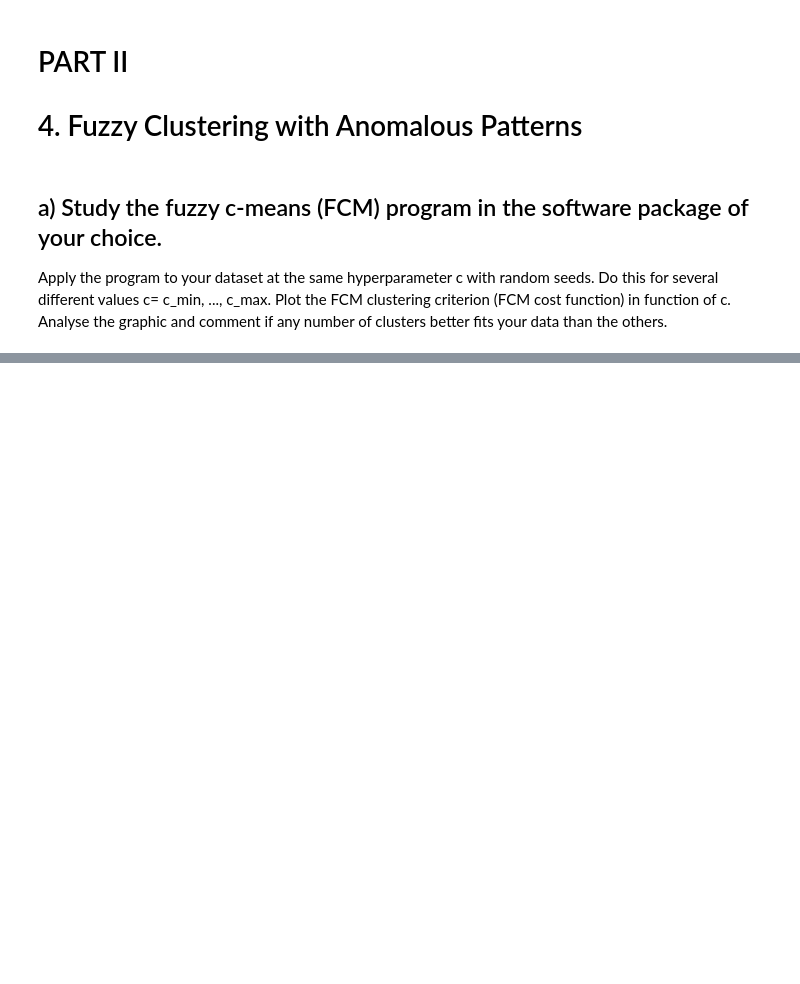
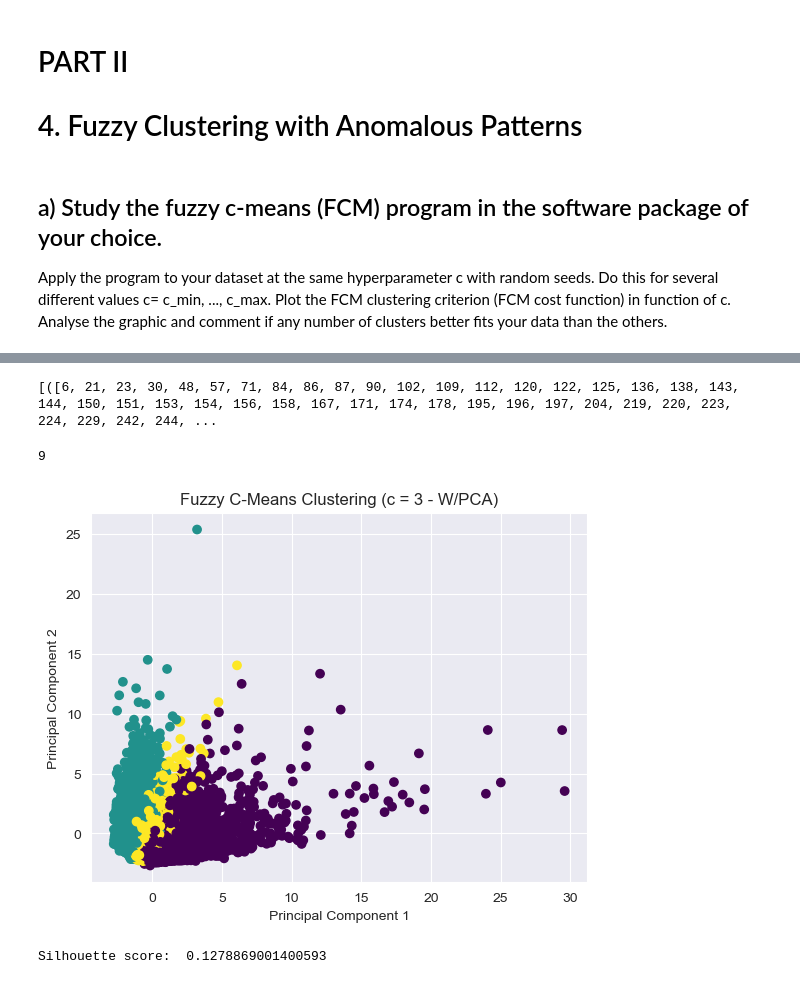
Before and after one commit to JoseDRomano/Credit-Card-Dataset-Clustering, a Jupyter notebook: FCM.ipynb, the cells around one changed output, grey strips where cells are left out. Drawn from its saved outputs; the diff is of its cells as text; code cells hidden in the pictures; blank space fills up the shorter version.

```diff
--- a/FCM.ipynb
+++ b/FCM.ipynb
@@ -115,0 +182,16 @@ tutorial).
+# %%
+#PCA here
+from sklearn.decomposition import PCA
+pca = PCA(n_components=2)
+principalComponents = pca.fit_transform(data_std)
+principalDf = pd.DataFrame(data = principalComponents, columns = ['principal component 1', 'principal component 2'])
+
+#plot the PCA
+# fig = plt.figure(figsize = (8,8))
+# ax = fig.add_subplot(1,1,1)
+# ax.set_xlabel('Principal Component 1', fontsize = 15)
+# ax.set_ylabel('Principal Component 2', fontsize = 15)
+# ax.set_title('2 component PCA', fontsize = 20)
+# ax.scatter(principalDf['principal component 1'], principalDf['principal component 2'])
+# ax.grid()
+# plt.show()
@@ -115,0 +296,4 @@ tutorial).
+# %%
+print(ancl)
+# %% [output]
+[([6, 21, 23, 30, 48, 57, 71, 84, 86, 87, 90, 102, 109, 112, 120, 122, 125, 136, 138, 143, 144, 150, 151, 153, 154, 156, 158, 167, 171, 174, 178, 195, 196, 197, 204, 219, 220, 223, 224, 229, 242, 244, ...
@@ -115,0 +322,4 @@ tutorial).
+# %%
+num_clusters
+# %% [output]
+9
@@ -115,0 +354,46 @@ tutorial).
+# %%
+#apply fuzzy c means to the origial data and plot the clusters
+cntr, u_orig, u0, d, jm, p, fpc = fuzz.cluster.cmeans(data_std.T, 3, 2, error=0.005, maxiter=1000)
+
+# Calculate the final partition
+cluster_membership = np.argmax(u_orig, axis=0)
+
+# Initialize the final partition array
+final_partition = np.zeros((len(principalDf), num_clusters))
+
+# Iterate over each data point
+for data_idx, cluster_idx in enumerate(cluster_membership):
+    # Assign the data point to the corresponding cluster
+    final_partition[data_idx, cluster_idx] = 1
+
+# Calculate the final centroids
+final_centroids = cntr
+
+# Calculate the final partition matrix
+final_partition = final_partition.T
+
+# Calculate the final fuzzy partition coefficient
+final_fpc = fpc
+
+# Plot the clusters
+fig, ax = plt.subplots()
+ax.scatter(principalDf['principal component 1'], principalDf['principal component 2'], c=cluster_membership, cmap='viridis')
+#limit x and y
+
+
+ax.set_xlabel('Principal Component 1')
+ax.set_ylabel('Principal Component 2')
+ax.set_title('Fuzzy C-Means Clustering (c = 3 - W/PCA)')
+
+
+plt.show()
+# %% [output]
+[figure, added]
+# %%
+#calculate silloete score of the clusters
+from sklearn.metrics import silhouette_score
+silhouette_score(principalDf, cluster_membership)
+
+print("Silhouette score: ", silhouette_score(principalDf, cluster_membership))
+# %% [output]
+Silhouette score:  0.1278869001400593
```
Also changed, not shown: parts of 26 cells of this notebook, 9 other files.
